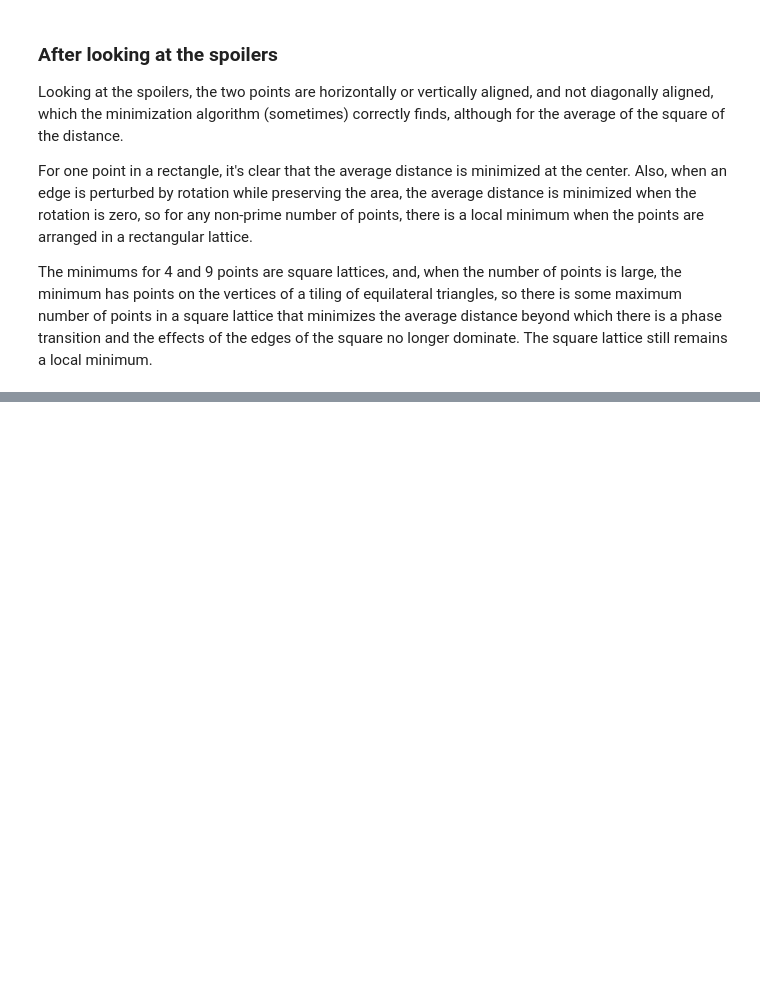
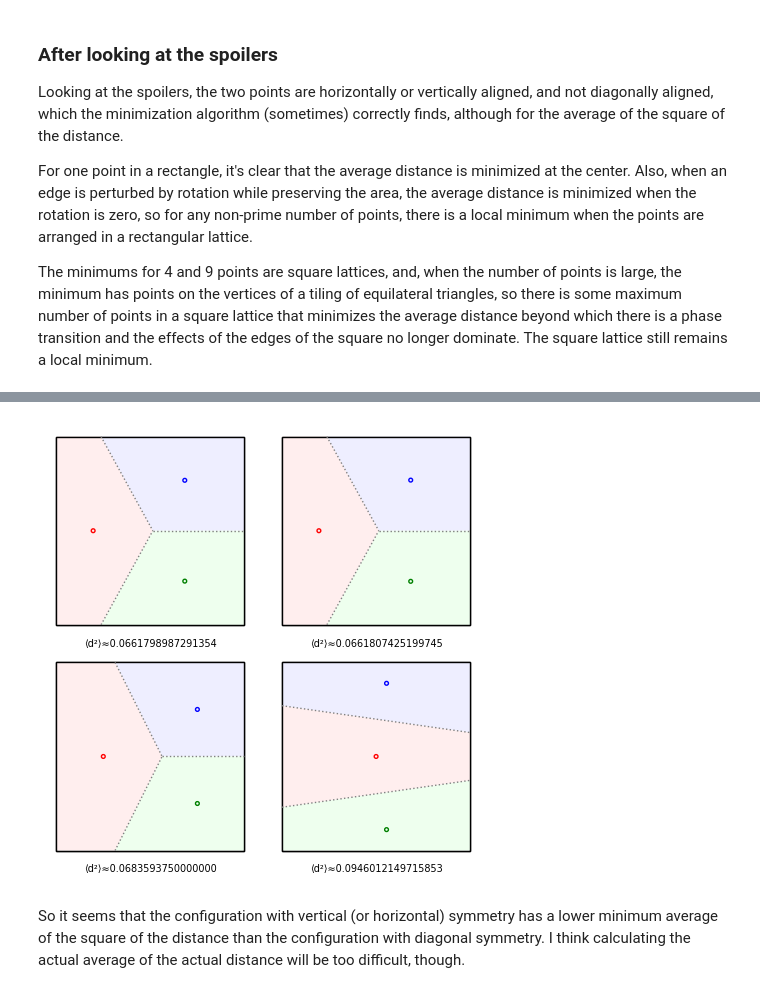
Before and after one commit to qpliu/sunday-puzzle, a Jupyter notebook: riddler/2024/20241122.ipynb, the cells around one changed output, grey strips where cells are left out. Drawn from its saved outputs; the diff is of its cells as text; code cells hidden in the pictures; blank space fills up the shorter version.

```diff
--- a/riddler/2024/20241122.ipynb
+++ b/riddler/2024/20241122.ipynb
@@ -403,0 +501,40 @@ which should minimize the average distance according the to spoilers.
+# %%
+xmid(x1,x2,y2) = cases([(x1==x2,0),
+                        (true,min_symbolic(1,solve(line_12(x1,1/2,x2,y2,x) == 1/2,x)[0].rhs()))])
+
+xtop_h(x1,x2,y2) = cases([(x1==x2,0),
+                          (true,max_symbolic(0,solve(line_12(x1,1/2,x2,y2,x) == 1,x)[0].rhs()))])
+
+ad_3h(x1,x2,y2) = \
+    2*(integral(integral((x-x1)^2+(y-1/2)^2,y,1/2,1),x,0,xtop_h(x1,x2,y2))
+       + integral(integral((x-x1)^2+(y-1/2)^2,y,1/2,line_12(x1,1/2,x2,y2,x)),x,xtop_h(x1,x2,y2),xmid(x1,x2,y2))
+       + integral(integral((x-x2)^2+(y-y2)^2,y,line_12(x1,1/2,x2,y2,x),1),x,xtop_h(x1,x2,y2),xmid(x1,x2,y2))
+       + integral(integral((x-x2)^2+(y-y2)^2,y,1/2,1),x,xmid(x1,x2,y2),1))
+
+def t(x1,x2,y2,xoff,yoff):
+    xt = xtop(x1,1/2,x2,y2)
+    yt = line_12(x1,1/2,x2,y2,xt)
+    xm = xmid(x1,x2,y2)
+    ym = line_12(x1,1/2,x2,y2,xm)
+    ad = ad_3h(x1,x2,y2)
+    return (polygon([(xoff,yoff),(xoff+1,yoff),(xoff+1,yoff+1),(xoff,yoff+1)],
+                    fill=None,color='black',axes=false)
+            + polygon([(xoff+1,yoff+1),(xoff+xt,yoff+1),(xoff+xt,yoff+yt),
+                       (xoff+xm,yoff+ym),(xoff+1,yoff+1/2)],color='#eef')
+            + polygon([(xoff+1,yoff),(xoff+xt,yoff),(xoff+xt,yoff+1-yt),
+                       (xoff+xm,yoff+1-ym),(xoff+1,yoff+1/2)],color='#efe')
+            + polygon([(xoff,yoff+min_symbolic(1,line_12(x1,1/2,x2,y2,0))),
+                       (xoff+xt,yoff+yt),(xoff+xm,yoff+ym),(xoff+xm,yoff+1-ym),
+                       (xoff+xt,yoff+1-yt),
+                       (xoff,yoff+1-min_symbolic(1,line_12(x1,1/2,x2,y2,0)))],
+                      color='#fee')
+            + line([(xoff+xt,yoff+yt),(xoff+xm,yoff+ym)],linestyle='dotted',color='gray')
+            + line([(xoff+xt,yoff+1-yt),(xoff+xm,yoff+1-ym)],linestyle='dotted',color='gray')
+            + line([(xoff+xm,yoff+1/2),(xoff+1,yoff+1/2)],linestyle='dotted',color='gray')
+            + polygon([(xoff,yoff),(xoff+1,yoff),(xoff+1,yoff+1),(xoff,yoff+1)],
+                    fill=None,color='black')
+            + circle((xoff+x1,yoff+1/2),0.01,color='red')
+            + circle((xoff+x2,yoff+y2),0.01,color='blue')
+            + circle((xoff+x2,yoff+1-y2),0.01,color='green')
+            + text(f"⟨d²⟩≈{numerical_approx(ad)}",(xoff+0.5,yoff-0.1),color='black',fontsize=7)
+           )
@@ -403,0 +552,12 @@ which should minimize the average distance according the to spoilers.
+# %%
+(t(0.196,0.683,0.768,0,0)
+ + t(0.196,0.684,0.769,1.2,0)
+ + t(1/4,3/4,3/4,0,-1.2)
+ + t(1/2,5/9,8/9,1.2,-1.2))
+# %% [output]
+[figure, added]
+# %% [markdown]
+So it seems that the configuration with vertical (or horizontal) symmetry has a lower
+minimum average of the square of the distance than the configuration with diagonal
+symmetry.  I think calculating the actual average of the actual distance will be too
+difficult, though.
```
Also changed, not shown: parts of 14 cells of this notebook, 1 other file.
